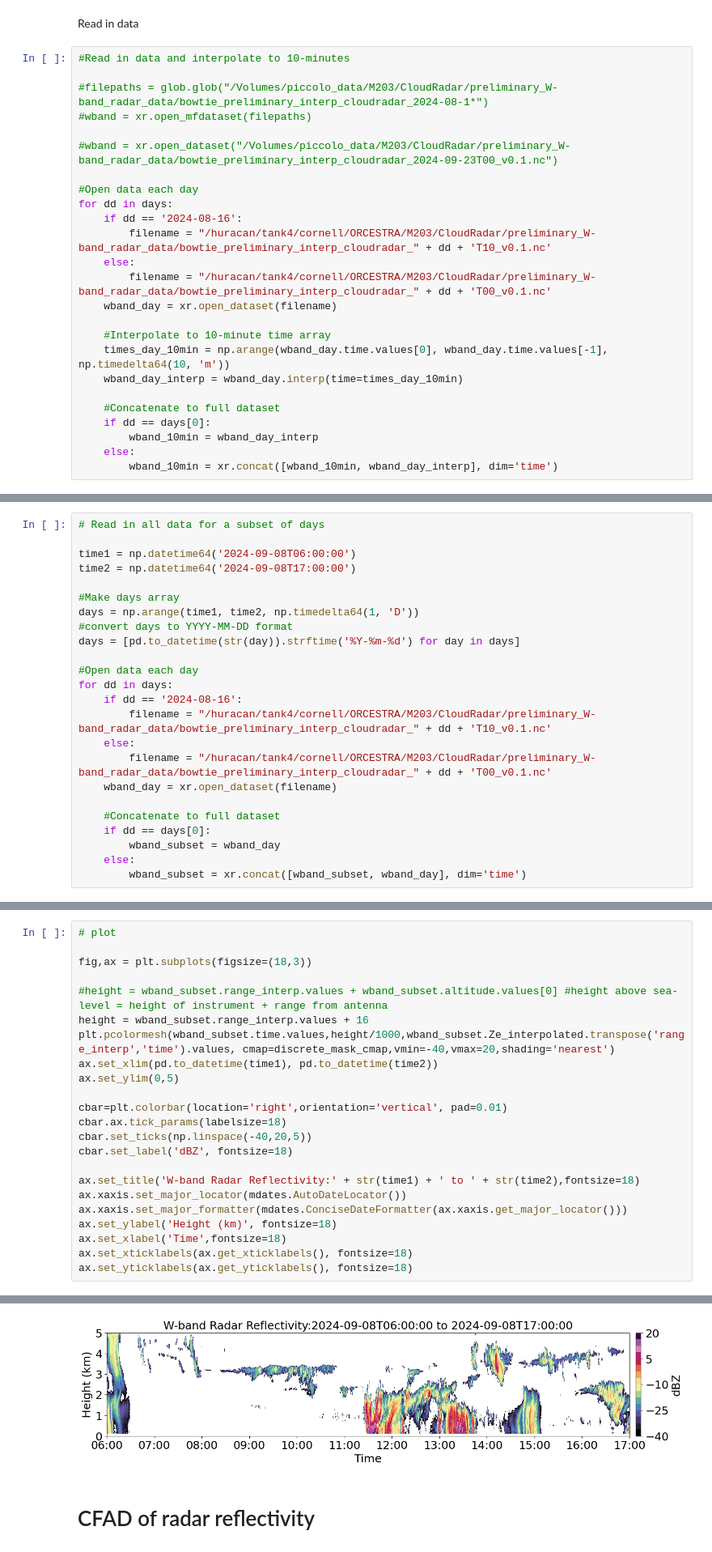
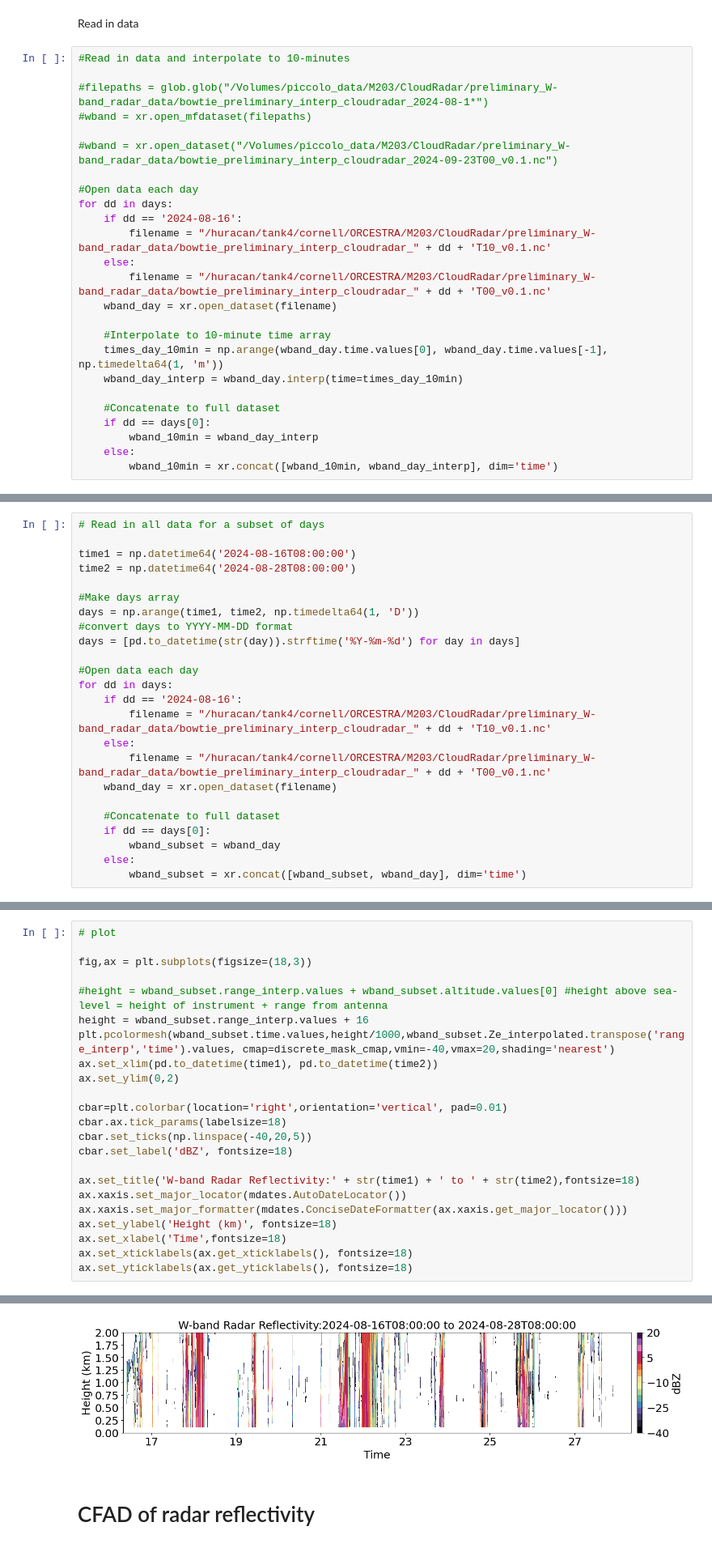
Before and after one commit to allison-wing/PICCOLO, a Jupyter notebook: plot_wband_timeseries_reflectivity.ipynb, the cells around one changed output, grey strips where cells are left out. Shown at 81% size. Saved outputs shown, nothing was run; the diff lists cells and outputs as text.

```diff
--- a/plot_wband_timeseries_reflectivity.ipynb
+++ b/plot_wband_timeseries_reflectivity.ipynb
@@ -84,7 +84,7 @@ for dd in days:
     wband_day = xr.open_dataset(filename)
 
     #Interpolate to 10-minute time array
-    times_day_10min = np.arange(wband_day.time.values[0], wband_day.time.values[-1], np.timedelta64(10, 'm'))
+    times_day_10min = np.arange(wband_day.time.values[0], wband_day.time.values[-1], np.timedelta64(1, 'm'))
     wband_day_interp = wband_day.interp(time=times_day_10min)
 
     #Concatenate to full dataset
@@ -141,8 +143,8 @@ ax.set_xlim(pd.to_datetime('2024-08-16T00:00:00'), pd.to_datetime('2024-09-24T00
 # %%
 # Read in all data for a subset of days
 
-time1 = np.datetime64('2024-09-08T06:00:00')
-time2 = np.datetime64('2024-09-08T17:00:00')
+time1 = np.datetime64('2024-08-16T08:00:00')
+time2 = np.datetime64('2024-08-28T08:00:00')
 
 #Make days array
 days = np.arange(time1, time2, np.timedelta64(1, 'D'))
@@ -191,7 +193,7 @@ fig,ax = plt.subplots(figsize=(18,3))
 height = wband_subset.range_interp.values + 16
 plt.pcolormesh(wband_subset.time.values,height/1000,wband_subset.Ze_interpolated.transpose('range_interp','time').values, cmap=discrete_mask_cmap,vmin=-40,vmax=20,shading='nearest')
 ax.set_xlim(pd.to_datetime(time1), pd.to_datetime(time2))
-ax.set_ylim(0,5)
+ax.set_ylim(0,2)
 
 cbar=plt.colorbar(location='right',orientation='vertical', pad=0.01)
 cbar.ax.tick_params(labelsize=18)
@@ -215,4 +220,4 @@ ax.set_yticklabels(ax.get_yticklabels(), fontsize=18)
-[figure, old version]
+[figure, new version]
 # %% [markdown]
 # CFAD of radar reflectivity
 # %%
```
Also changed, not shown: parts of 3 cells of this notebook.
